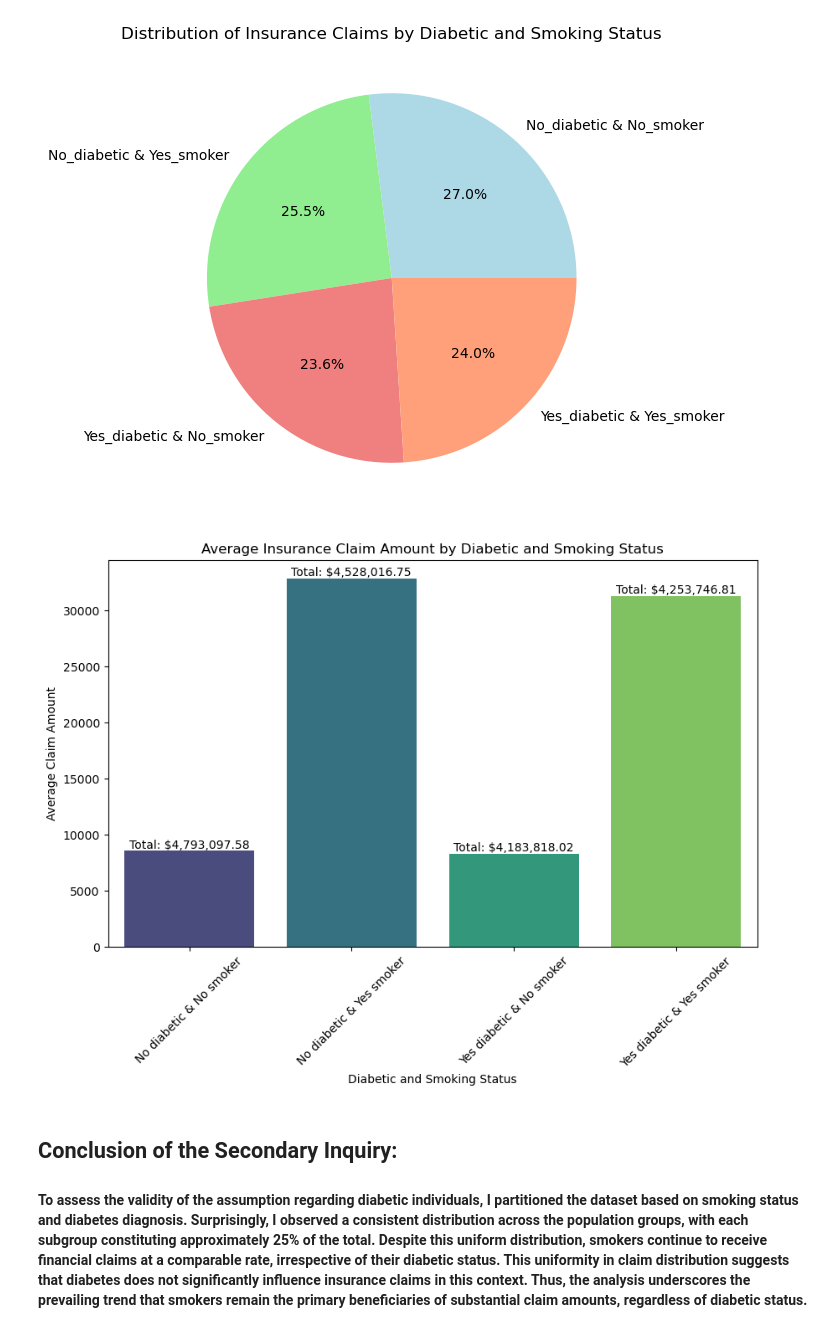
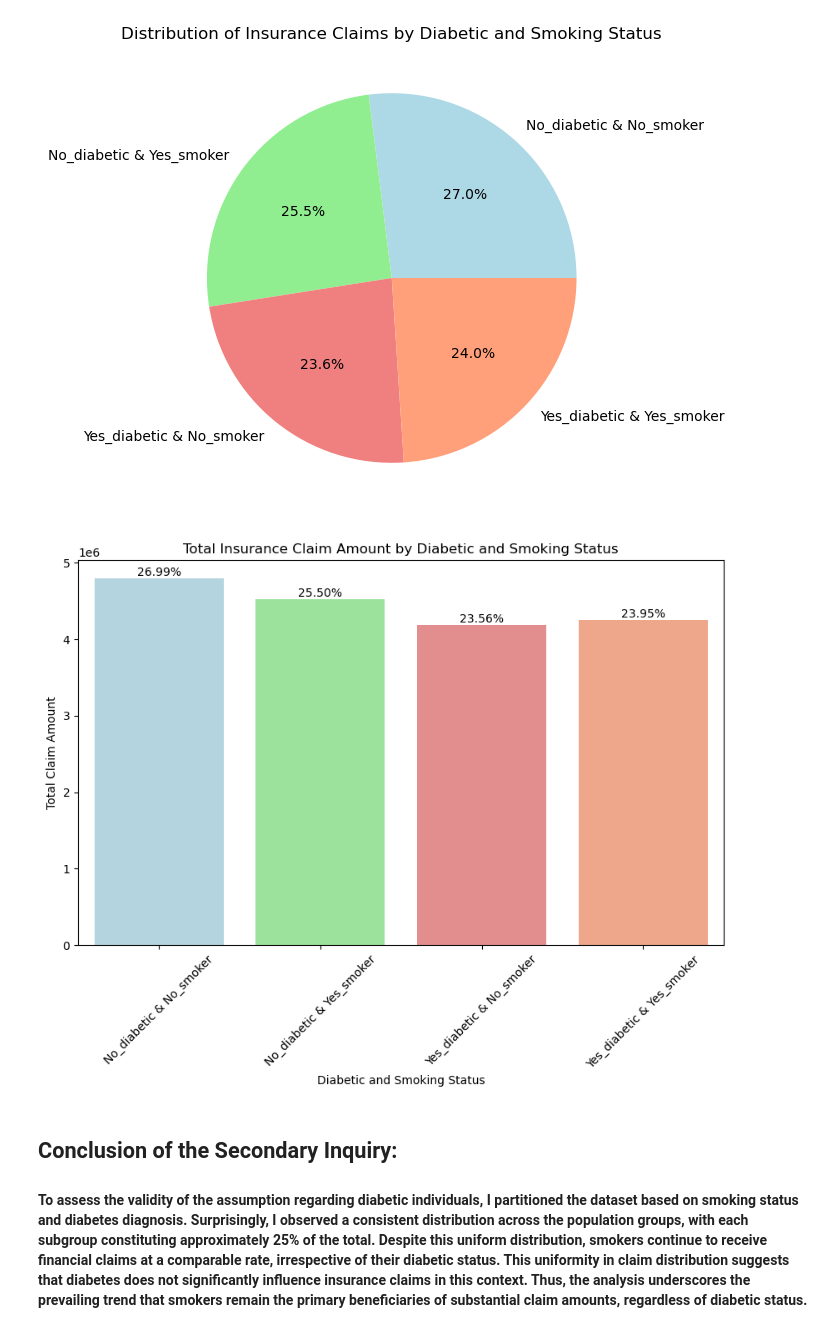
Before and after one commit to ArielZagury/project1, a Jupyter notebook: project 12_Insurance Claim.ipynb, the cells around one changed output. Drawn from its saved outputs; the diff is of its cells as text; code cells hidden in the pictures.

```diff
--- a/project 12_Insurance Claim.ipynb
+++ b/project 12_Insurance Claim.ipynb
@@ -256,25 +253,25 @@ plt.ylabel('')
 plt.show()
 # %% [output]
 [figure]
-# %%
-plt.figure(figsize=(10, 6))
-data['diabetic_smoker'] = data['diabetic'] + " diabetic"+" & " + data['smoker']+" smoker"
-
-average_claim_by_diabetic_smoker = data.groupby('diabetic_smoker')['claim'].mean()
-total_claim_by_diabetic_smoker = data.groupby('diabetic_smoker')['claim'].sum()
-
-sns.barplot(x=average_claim_by_diabetic_smoker.index, y=average_claim_by_diabetic_smoker.values, palette='viridis')
-
-for i, v in enumerate(total_claim_by_diabetic_smoker):
-    plt.text(i, average_claim_by_diabetic_smoker.values[i], f'Total: ${v:,.2f}', ha='center', va='bottom')
-
-plt.title('Average Insurance Claim Amount by Diabetic and Smoking Status')
-plt.xlabel('Diabetic and Smoking Status')
-plt.ylabel('Average Claim Amount')
-plt.xticks(rotation=45)
-plt.show()
-# %% [output]
-[figure, removed]
+# %%
+average_claim_by_diabetic_smoker = data.groupby('diabetic_smoker')['claim'].mean()
+total_claim_by_diabetic_smoker = data.groupby('diabetic_smoker')['claim'].sum()
+total_claims = total_claim_by_diabetic_smoker.sum()
+
+plt.figure(figsize=(10, 6))
+sns.barplot(x=average_claim_by_diabetic_smoker.index, y=total_claim_by_diabetic_smoker.values, palette=colors)
+
+for i, v in enumerate(total_claim_by_diabetic_smoker):
+    percentage = (v / total_claims) * 100  # Assuming total_claims is defined somewhere in your code
+    plt.text(i, v, f'{percentage:.2f}%', ha='center', va='bottom')
+
+plt.title('Total Insurance Claim Amount by Diabetic and Smoking Status')
+plt.xlabel('Diabetic and Smoking Status')
+plt.ylabel('Total Claim Amount')
+plt.xticks(rotation=45)
+plt.show()
+# %% [output]
+[figure, added]
 # %% [markdown]
 ## Conclusion of the Secondary Inquiry:
 #### To assess the validity of the assumption regarding diabetic individuals, I partitioned the dataset based on smoking status and diabetes diagnosis. Surprisingly, I observed a consistent distribution across the population groups, with each subgroup constituting approximately 25% of the total. Despite this uniform distribution, smokers continue to receive financial claims at a comparable rate, irrespective of their diabetic status. This uniformity in claim distribution suggests that diabetes does not significantly influence insurance claims in this context. Thus, the analysis underscores the prevailing trend that smokers remain the primary beneficiaries of substantial claim amounts, regardless of diabetic status.
```
Also changed, not shown: parts of 33 cells of this notebook.
